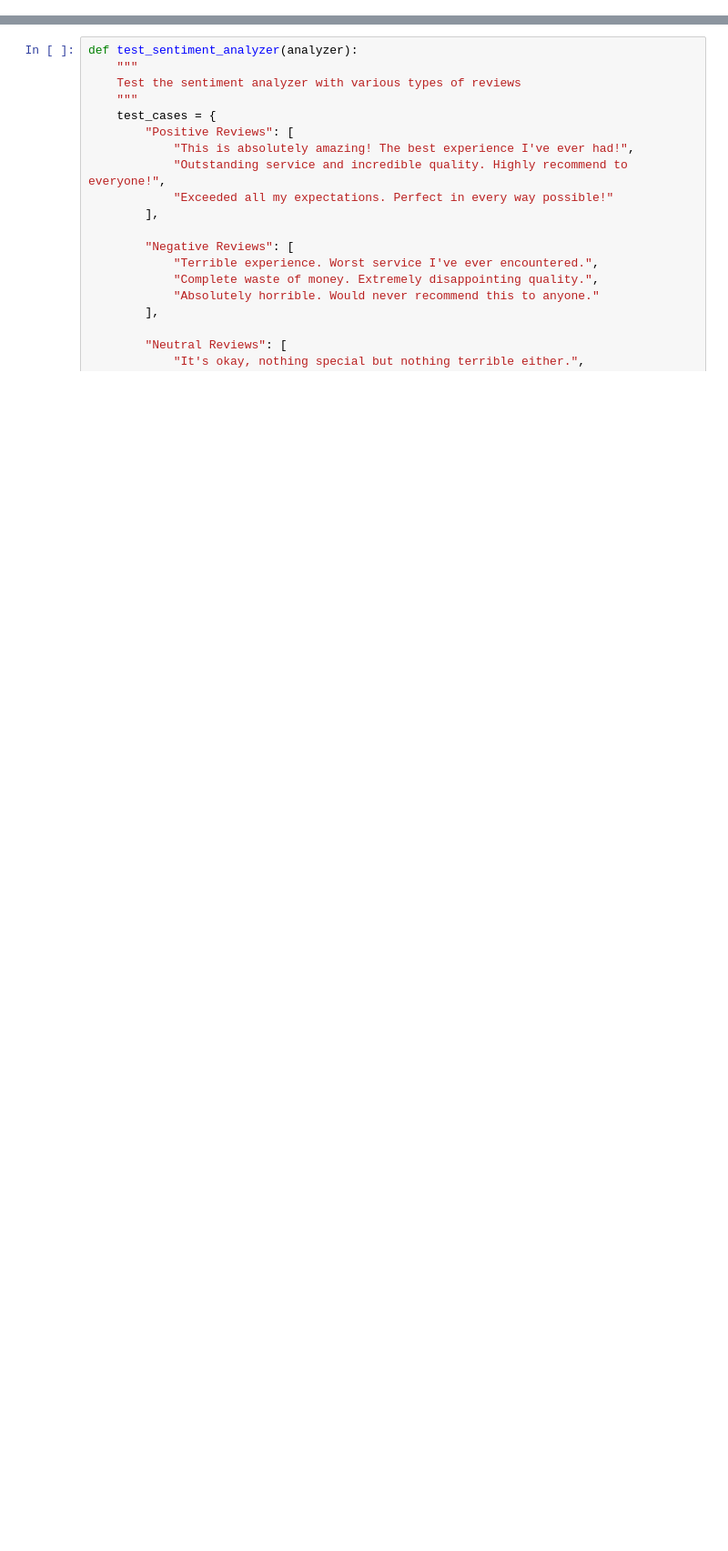
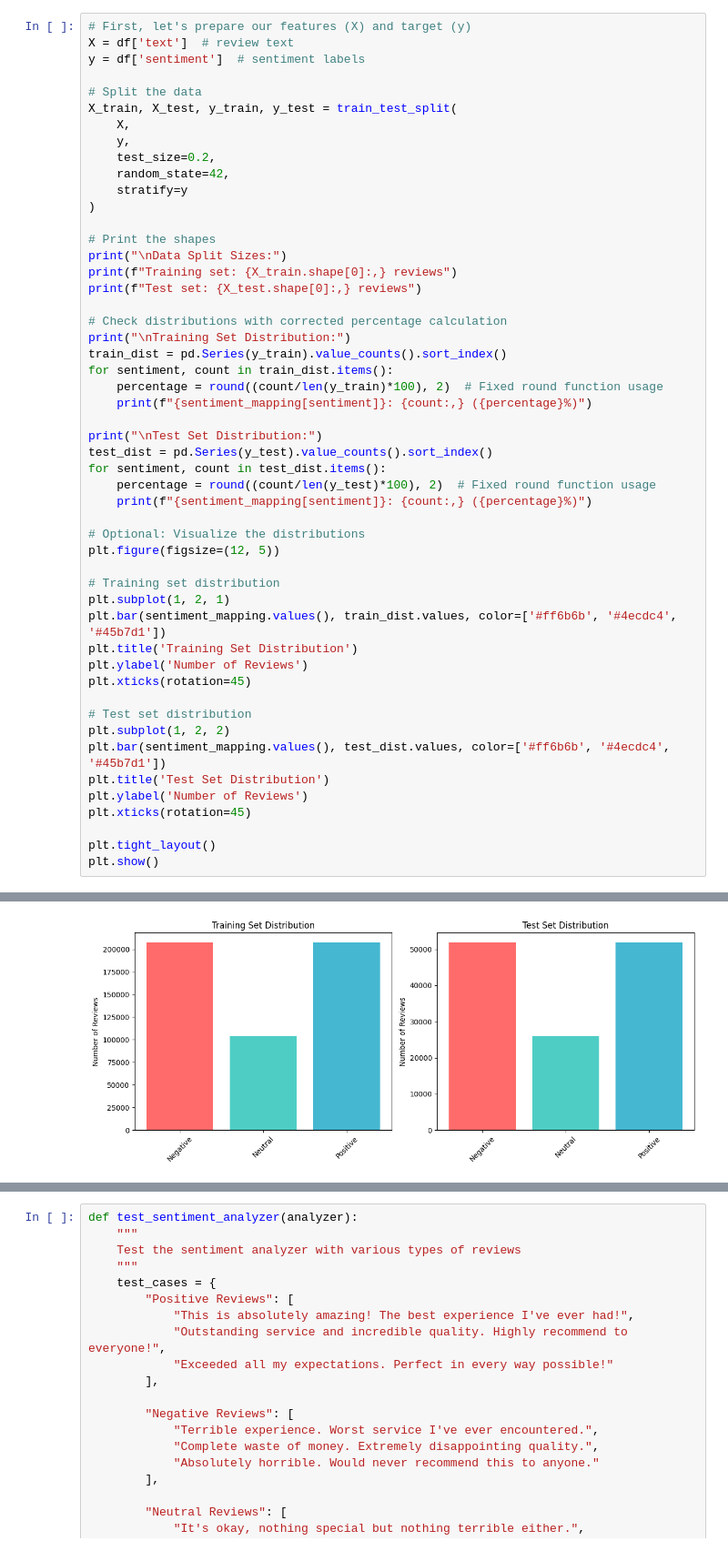
Before and after one commit to tiakavousi/ml, a Jupyter notebook: TensorFlow In Practice/Course 3 - NLP/Course 3 - Week 1 - Lesson 1.ipynb, the cells around one changed output, grey strips where cells are left out. Shown at 91% size. Cells and saved outputs as stored; diff of their text form; blank space fills up the shorter version.

```diff
--- a/TensorFlow In Practice/Course 3 - NLP/Course 3 - Week 1 - Lesson 1.ipynb
+++ b/TensorFlow In Practice/Course 3 - NLP/Course 3 - Week 1 - Lesson 1.ipynb
@@ -229,0 +284,52 @@ class SentimentAnalyzer:
+# %%
+# First, let's prepare our features (X) and target (y)
+X = df['text']  # review text
+y = df['sentiment']  # sentiment labels
+
+# Split the data
+X_train, X_test, y_train, y_test = train_test_split(
+    X,
+    y,
+    test_size=0.2,
+    random_state=42,
+    stratify=y
+)
+
+# Print the shapes
+print("\nData Split Sizes:")
+print(f"Training set: {X_train.shape[0]:,} reviews")
+print(f"Test set: {X_test.shape[0]:,} reviews")
+
+# Check distributions with corrected percentage calculation
+print("\nTraining Set Distribution:")
+train_dist = pd.Series(y_train).value_counts().sort_index()
+for sentiment, count in train_dist.items():
+    percentage = round((count/len(y_train)*100), 2)  # Fixed round function usage
+    print(f"{sentiment_mapping[sentiment]}: {count:,} ({percentage}%)")
+
+print("\nTest Set Distribution:")
+test_dist = pd.Series(y_test).value_counts().sort_index()
+for sentiment, count in test_dist.items():
+    percentage = round((count/len(y_test)*100), 2)  # Fixed round function usage
+    print(f"{sentiment_mapping[sentiment]}: {count:,} ({percentage}%)")
+
+# Optional: Visualize the distributions
+plt.figure(figsize=(12, 5))
+
+# Training set distribution
+plt.subplot(1, 2, 1)
+plt.bar(sentiment_mapping.values(), train_dist.values, color=['#ff6b6b', '#4ecdc4', '#45b7d1'])
+plt.title('Training Set Distribution')
+plt.ylabel('Number of Reviews')
+plt.xticks(rotation=45)
+
+# Test set distribution
+plt.subplot(1, 2, 2)
+plt.bar(sentiment_mapping.values(), test_dist.values, color=['#ff6b6b', '#4ecdc4', '#45b7d1'])
+plt.title('Test Set Distribution')
+plt.ylabel('Number of Reviews')
+plt.xticks(rotation=45)
+
+plt.tight_layout()
+plt.show()
+# %% [output]
@@ -229,0 +349 @@ class SentimentAnalyzer:
+[figure, added]
```
Also changed, not shown: parts of 27 cells of this notebook.
